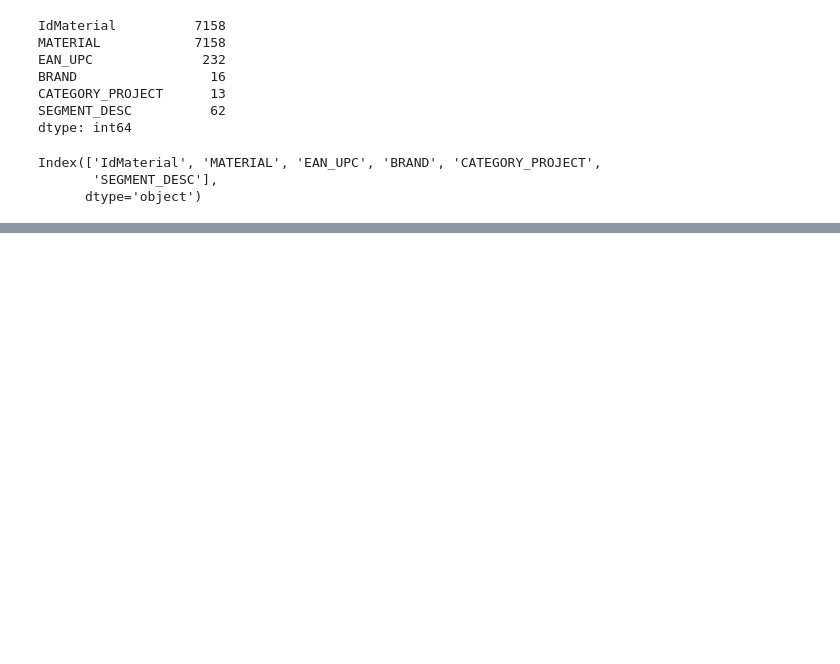
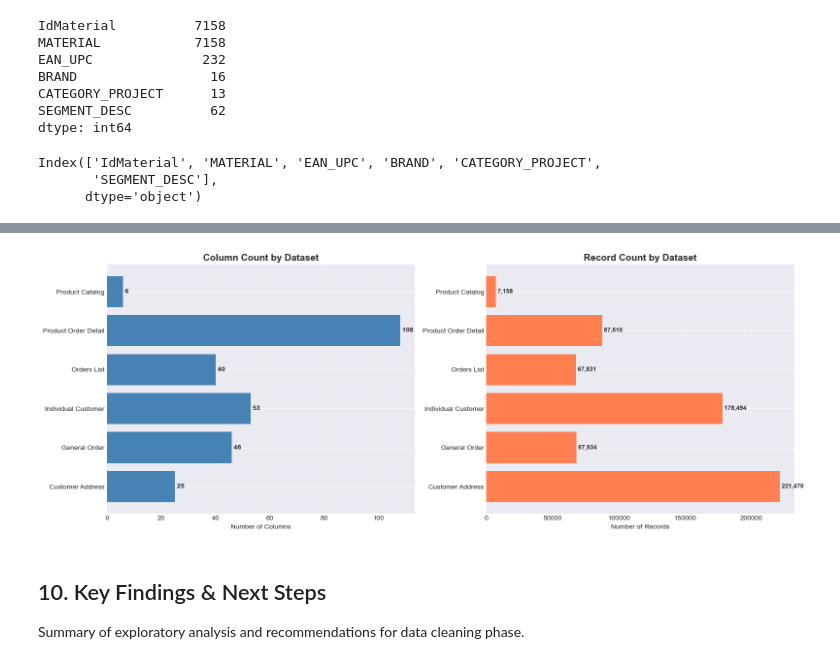
Before and after one commit to diegoferra5/-whirlpool-supply-analytics, a Jupyter notebook: notebooks/DEA.ipynb, the cells around one changed output, grey strips where cells are left out. Saved outputs shown, nothing was run; the diff lists cells and outputs as text; code cells hidden in the pictures; blank space fills up the shorter version.

```diff
--- a/notebooks/DEA.ipynb
+++ b/notebooks/DEA.ipynb
@@ -707,0 +966,35 @@ Index(['IdMaterial', 'MATERIAL', 'EAN_UPC', 'BRAND', 'CATEGORY_PROJECT',
+# %%
+# Data type distribution across datasets
+fig, (ax1, ax2) = plt.subplots(1, 2, figsize=(16, 6))
+
+# Chart 1: Column count by dataset
+dataset_cols = {name: len(df.columns) for name, df in datasets.items()}
+ax1.barh(list(dataset_cols.keys()), list(dataset_cols.values()), color='steelblue')
+ax1.set_xlabel('Number of Columns')
+ax1.set_title('Column Count by Dataset', fontweight='bold', fontsize=14)
+ax1.grid(axis='x', alpha=0.3)
+
+# Add value labels
+for i, (name, count) in enumerate(dataset_cols.items()):
+    ax1.text(count, i, f' {count}', va='center', fontweight='bold')
+
+# Chart 2: Record count by dataset
+dataset_rows = {name: len(df) for name, df in datasets.items()}
+ax2.barh(list(dataset_rows.keys()), list(dataset_rows.values()), color='coral')
+ax2.set_xlabel('Number of Records')
+ax2.set_title('Record Count by Dataset', fontweight='bold', fontsize=14)
+ax2.grid(axis='x', alpha=0.3)
+ax2.ticklabel_format(style='plain', axis='x')
+
+# Add value labels
+for i, (name, count) in enumerate(dataset_rows.items()):
+    ax2.text(count, i, f' {count:,}', va='center', fontsize=9, fontweight='bold')
+
+plt.tight_layout()
+plt.show()
+# %% [output]
+[figure, added]
+# %% [markdown]
+## 10. Key Findings & Next Steps
+
+Summary of exploratory analysis and recommendations for data cleaning phase.
```
Also changed, not shown: parts of 24 cells of this notebook, 3 other files.
